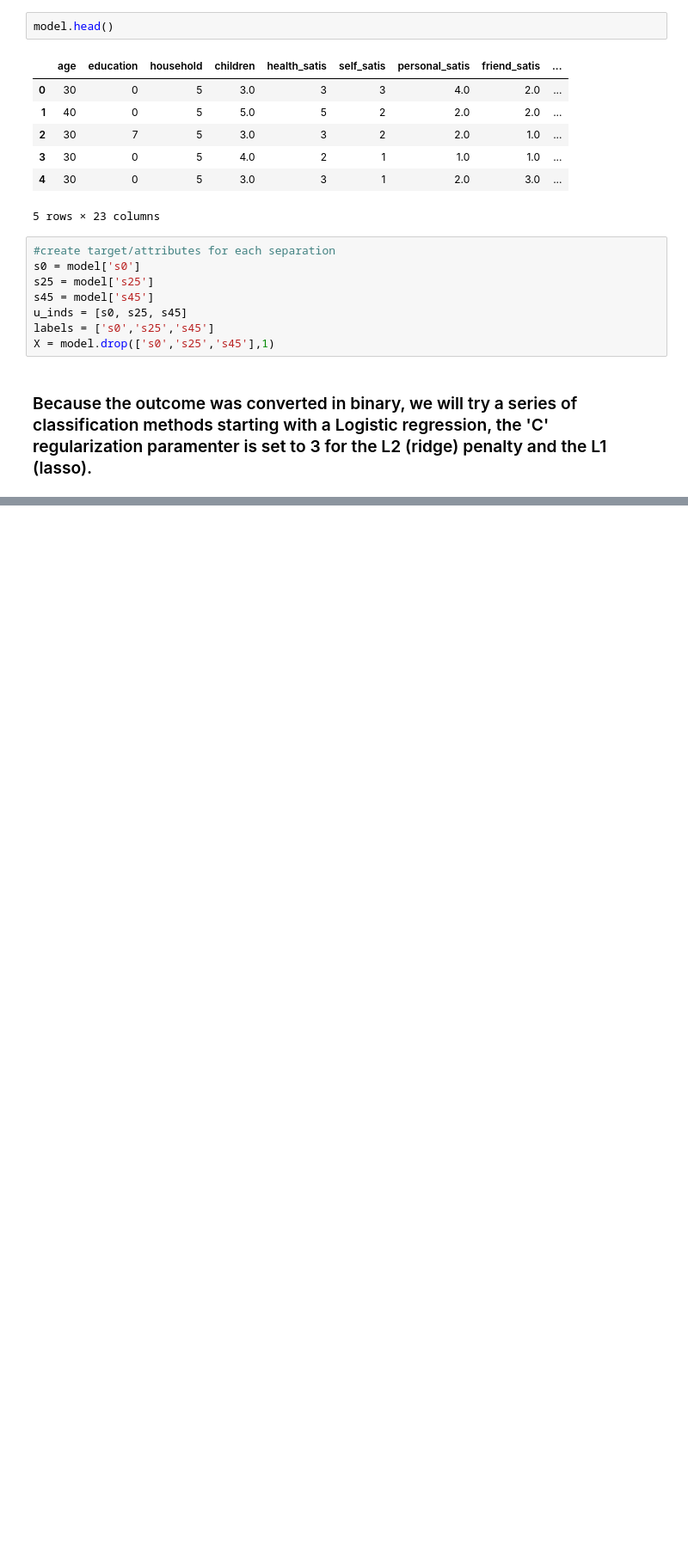
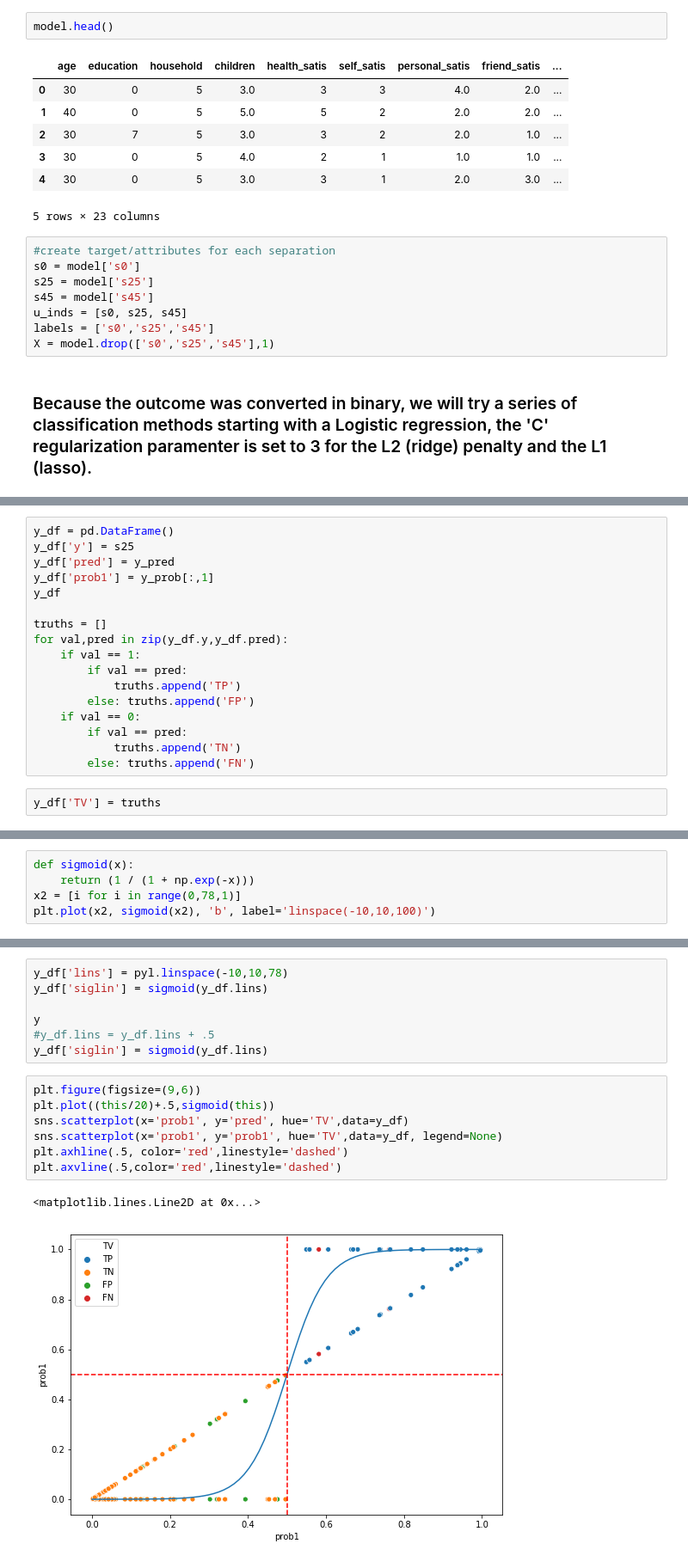
Before and after one commit to AnthonyGachuru/wellbeing, a Jupyter notebook: wellbeing.ipynb, the cells around one changed output, grey strips where cells are left out. Shown at 86% size. Cells and saved outputs as stored; diff of their text form; blank space fills up the shorter version.

```diff
--- a/wellbeing.ipynb
+++ b/wellbeing.ipynb
@@ -492,0 +503,19 @@ weighted avg       0.99      0.99      0.99        78
+# %%
+y_df = pd.DataFrame()
+y_df['y'] = s25
+y_df['pred'] = y_pred
+y_df['prob1'] = y_prob[:,1]
+y_df
+
+truths = []
+for val,pred in zip(y_df.y,y_df.pred):
+    if val == 1:
+        if val == pred:
+            truths.append('TP')
+        else: truths.append('FP')
+    if val == 0:
+        if val == pred:
+            truths.append('TN')
+        else: truths.append('FN')
+# %%
+y_df['TV'] = truths
@@ -492,0 +553,5 @@ weighted avg       0.99      0.99      0.99        78
+# %%
+def sigmoid(x):
+    return (1 / (1 + np.exp(-x)))
+x2 = [i for i in range(0,78,1)]
+plt.plot(x2, sigmoid(x2), 'b', label='linspace(-10,10,100)')
@@ -492,0 +562,17 @@ weighted avg       0.99      0.99      0.99        78
+# %%
+y_df['lins'] = pyl.linspace(-10,10,78)
+y_df['siglin'] = sigmoid(y_df.lins)
+
+y
+#y_df.lins = y_df.lins + .5
+y_df['siglin'] = sigmoid(y_df.lins)
+# %%
+plt.figure(figsize=(9,6))
+plt.plot((this/20)+.5,sigmoid(this))
+sns.scatterplot(x='prob1', y='pred', hue='TV',data=y_df)
+sns.scatterplot(x='prob1', y='prob1', hue='TV',data=y_df, legend=None)
+plt.axhline(.5, color='red',linestyle='dashed')
+plt.axvline(.5,color='red',linestyle='dashed')
+# %% [output]
+<matplotlib.lines.Line2D at 0x...>
+[figure, added]
```
Also changed, not shown: parts of 13 cells of this notebook.
